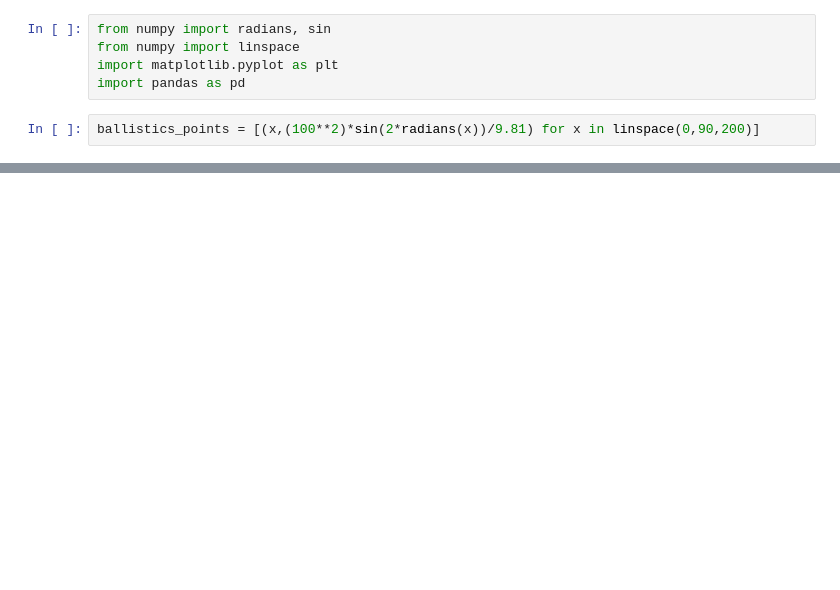
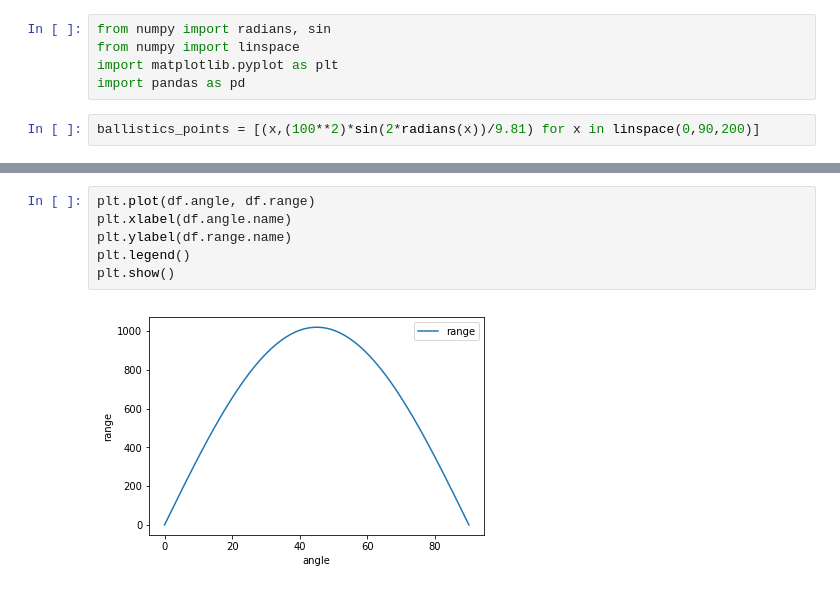
Before and after one commit to raytso0831/datascience, a Jupyter notebook: ballistics2.ipynb, the cells around one changed output, grey strips where cells are left out. Cells and saved outputs as stored; diff of their text form; blank space fills up the shorter version.

```diff
--- a/ballistics2.ipynb
+++ b/ballistics2.ipynb
@@ -12,0 +48,8 @@ NameError: name 'ballistics_points' is not defined
+# %%
+plt.plot(df.angle, df.range)
+plt.xlabel(df.angle.name)
+plt.ylabel(df.range.name)
+plt.legend()
+plt.show()
+# %% [output]
+[figure, added]
```
Also changed, not shown: parts of 11 cells of this notebook.
